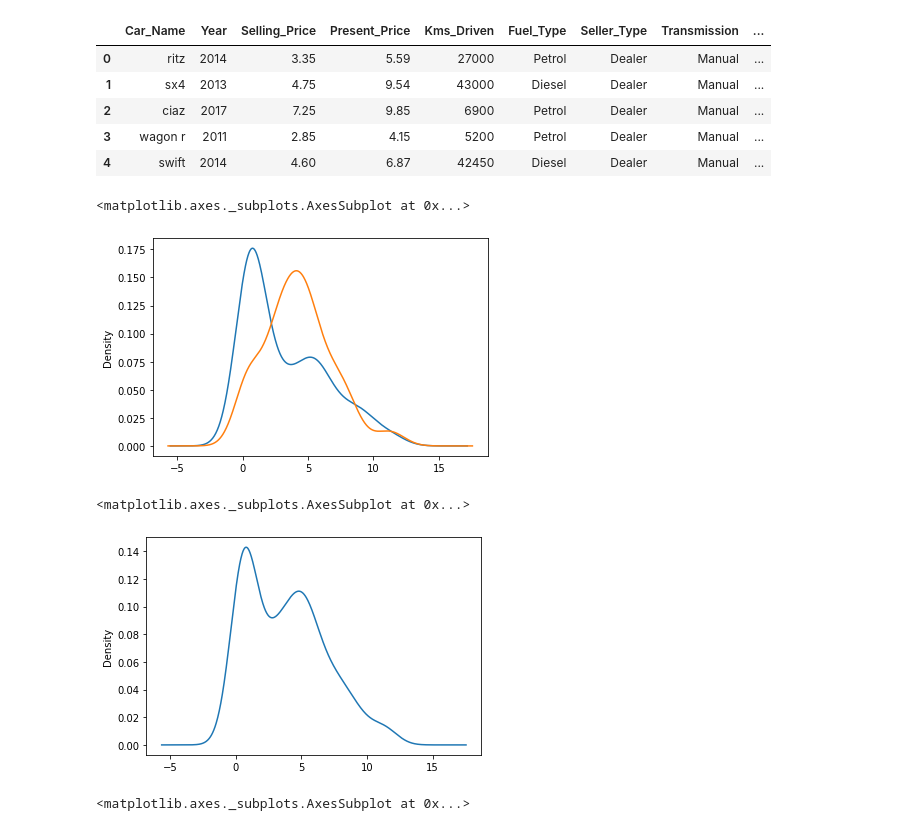
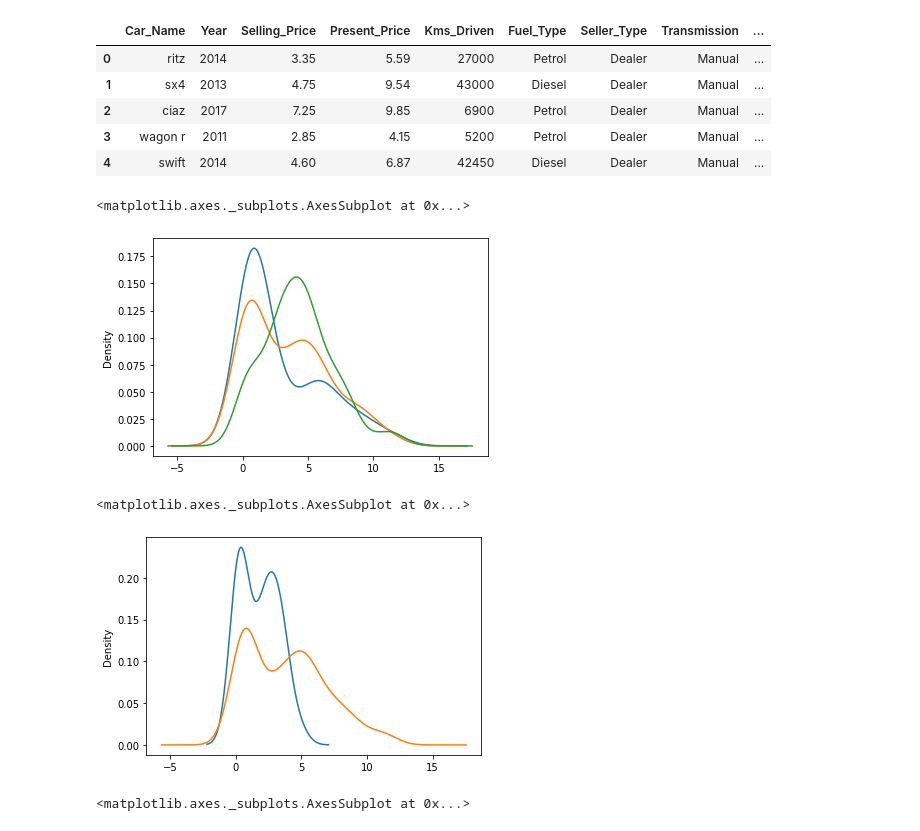
Before and after one commit to gLeitao/pos-data-science, a Jupyter notebook: aprendizado_supervisionado/Trabalhos/exercicio_1/exercicio_carros.ipynb, the cells around one changed output. Drawn from its saved outputs; the diff is of its cells as text; code cells hidden in the pictures.

```diff
--- a/aprendizado_supervisionado/Trabalhos/exercicio_1/exercicio_carros.ipynb
+++ b/aprendizado_supervisionado/Trabalhos/exercicio_1/exercicio_carros.ipynb
@@ -382,18 +382,18 @@ df.head()
 | 3 | wagon r | 2011 | 2.85 | 4.15 | 5200 | Petrol | Dealer | Manual | ... |
 | 4 | swift | 2014 | 4.60 | 6.87 | 42450 | Diesel | Dealer | Manual | ... |
 # %%
-# df[df.kms_discretized == 1].Selling_Price.plot.density()
-df[df.kms_discretized != 3].Selling_Price.plot.density()
+df[df.kms_discretized == 1].Selling_Price.plot.density()
+df[df.kms_discretized == 2].Selling_Price.plot.density()
 df[df.kms_discretized == 3].Selling_Price.plot.density()
 # %% [output]
 <matplotlib.axes._subplots.AxesSubplot at 0x...>
-[figure, old version]
+[figure, new version]
 # %%
-#df[df.Year < 2010].Selling_Price.plot.density()
-df[df.Year >= 2010].Selling_Price.plot.density()
+df[df.Year < 2011].Selling_Price.plot.density()
+df[df.Year >= 2011].Selling_Price.plot.density()
 # %% [output]
 <matplotlib.axes._subplots.AxesSubplot at 0x...>
-[figure, old version]
+[figure, new version]
 # %%
 df[df.Fuel_Type == 'Petrol'].Selling_Price.plot.density()
 df[df.Fuel_Type == 'Diesel'].Selling_Price.plot.density()
```
Also changed, not shown: parts of 31 cells of this notebook, 1 other file.
